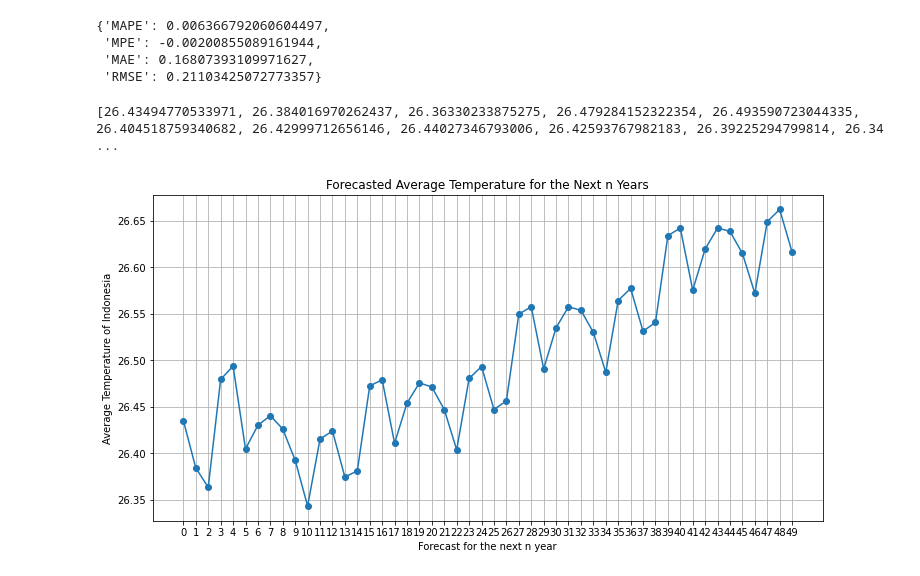
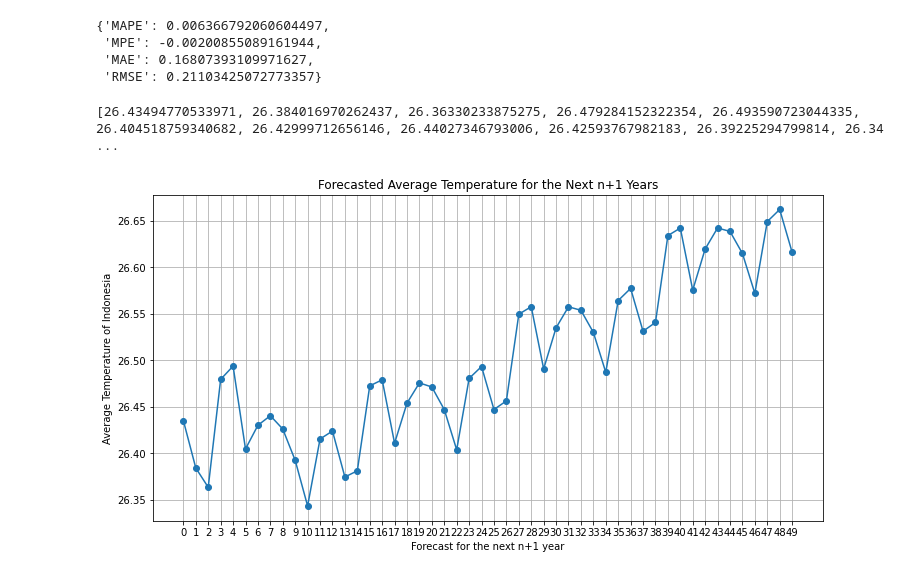
Before and after one commit to EdwardMatthew/Climate-Forecasting, a Jupyter notebook: Analysis/averageTempTrend.ipynb, the cells around one changed output. Saved outputs shown, nothing was run; the diff lists cells and outputs as text; code cells hidden in the pictures.

```diff
--- a/Analysis/averageTempTrend.ipynb
+++ b/Analysis/averageTempTrend.ipynb
@@ -220,16 +201,16 @@ pred_accuracy(results.values, test.values)
 # %%
 forecast = model_fit.forecast(steps=50)
 forecast_values = []
 for value in forecast:
     forecast_values.append(value)
 
 plt.plot(range(0, len(forecast_values)), forecast_values, marker="o")
 plt.xticks(range(0, len(forecast_values)))
-plt.xlabel("Forecast for the next n year")
+plt.xlabel("Forecast for the next n+1 year")
 plt.ylabel("Average Temperature of Indonesia")
-plt.title("Forecasted Average Temperature for the Next n Years")
+plt.title("Forecasted Average Temperature for the Next n+1 Years")
 plt.grid()
 print(forecast_values)
 # %% [output]
 [26.43494770533971, 26.384016970262437, 26.36330233875275, 26.479284152322354, 26.493590723044335, 26.404518759340682, 26.42999712656146, 26.44027346793006, 26.42593767982183, 26.39225294799814, 26.34 ...
-[figure, old version]
+[figure, new version]
```
Also changed, not shown: parts of 3 cells of this notebook, 2 other files.
